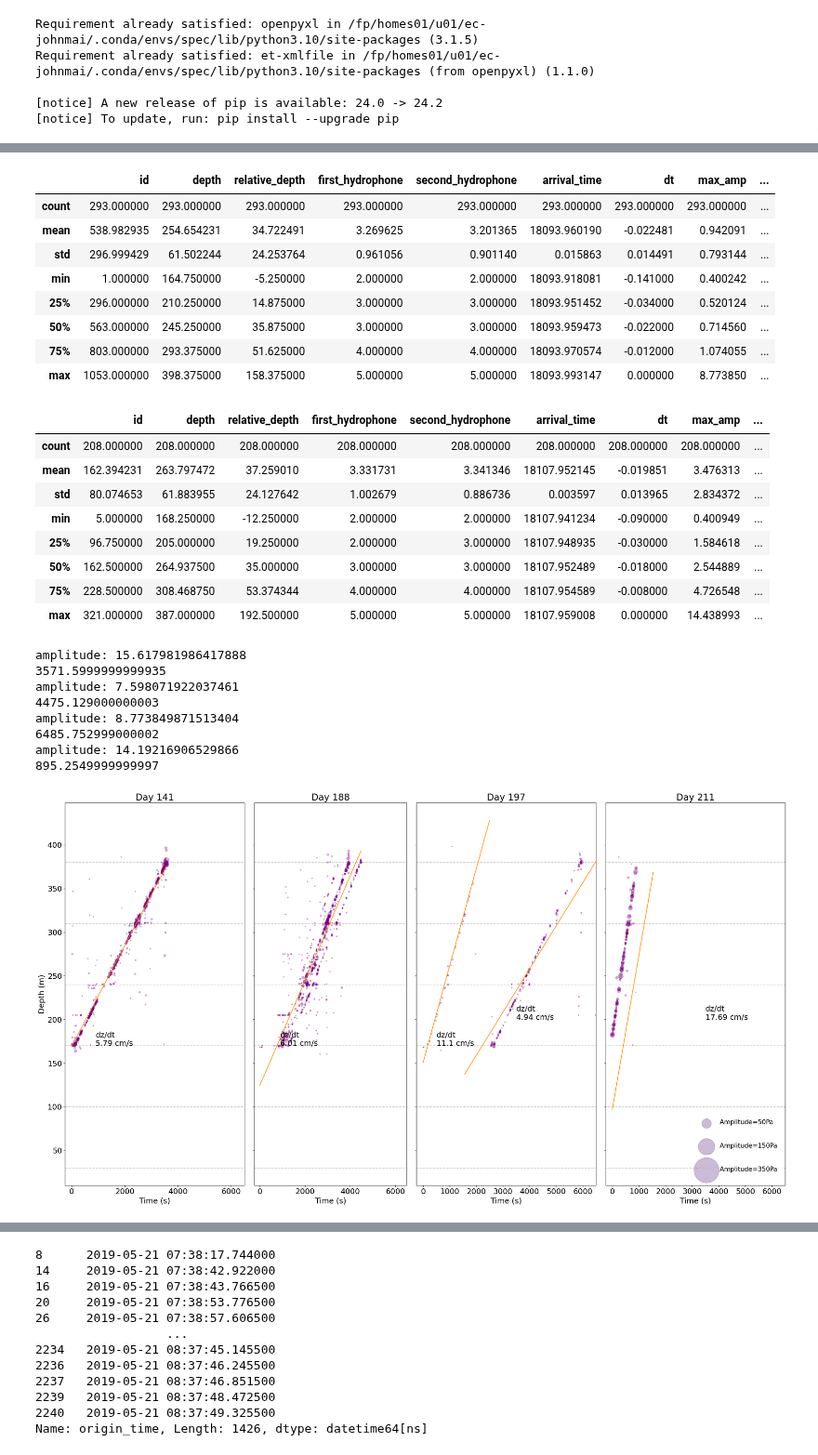
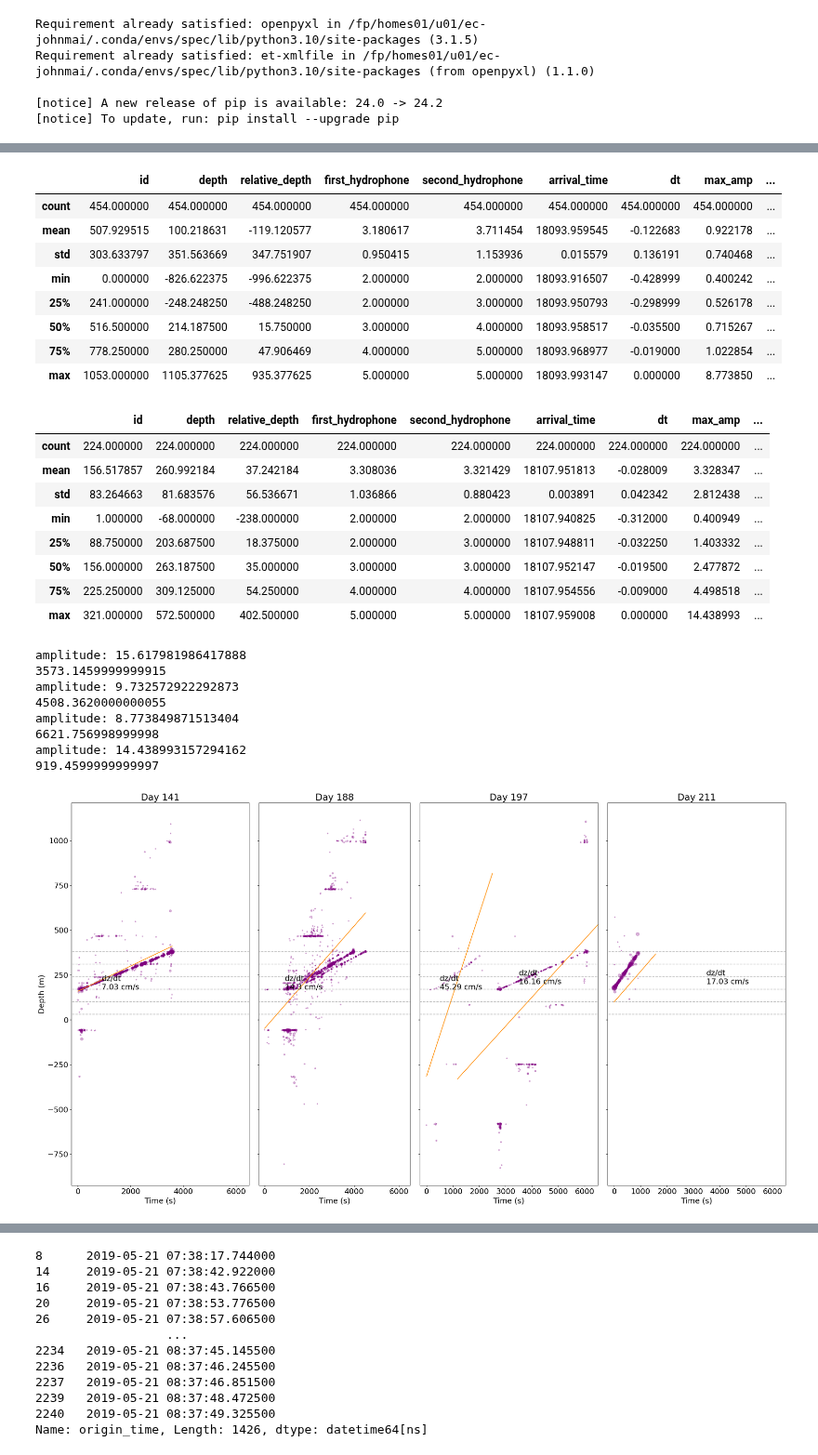
Before and after one commit to SerpRateAI/tensilePaper, a Jupyter notebook: fig3-spacetime-also-supplemental.ipynb, the cells around one changed output, grey strips where cells are left out. Shown at 93% size. Drawn from its saved outputs; the diff is of its cells as text; code cells hidden in the pictures.

```diff
--- a/fig3-spacetime-also-supplemental.ipynb
+++ b/fig3-spacetime-also-supplemental.ipynb
@@ -74,12 +74,12 @@ df188.drop_duplicates(subset=['arrival_datetime',], inplace=True)
 df197.drop_duplicates(subset=['arrival_datetime',], inplace=True)
 df211.drop_duplicates(subset=['arrival_datetime',], inplace=True)
 
-df141 = df141[df141.depth > 160].copy()
-df188 = df188[df188.depth > 160].copy()
-df197 = df197[df197.depth > 160].copy()
-df211 = df211[df211.depth > 160].copy()
+# df141 = df141[df141.depth > 160].copy()
+# df188 = df188[df188.depth > 160].copy()
+# df197 = df197[df197.depth > 160].copy()
+# df211 = df211[df211.depth > 160].copy()
 
-df141 = df141[df141.depth < 400].copy()
-df188 = df188[df188.depth < 400].copy()
-df197 = df197[df197.depth < 400].copy()
-df211 = df211[df211.depth < 400].copy()
+# df141 = df141[df141.depth < 400].copy()
+# df188 = df188[df188.depth < 400].copy()
+# df197 = df197[df197.depth < 400].copy()
+# df211 = df211[df211.depth < 400].copy()
@@ -111,26 +127,26 @@ df188.describe()
 df197.describe()
 # %% [output]
 |  | id | depth | relative_depth | first_hydrophone | second_hydrophone | arrival_time | dt | max_amp | ... |
-| count | 293.000000 | 293.000000 | 293.000000 | 293.000000 | 293.000000 | 293.000000 | 293.000000 | 293.000000 | ... |
-| mean | 538.982935 | 254.654231 | 34.722491 | 3.269625 | 3.201365 | 18093.960190 | -0.022481 | 0.942091 | ... |
-| std | 296.999429 | 61.502244 | 24.253764 | 0.961056 | 0.901140 | 0.015863 | 0.014491 | 0.793144 | ... |
-| min | 1.000000 | 164.750000 | -5.250000 | 2.000000 | 2.000000 | 18093.918081 | -0.141000 | 0.400242 | ... |
-| 25% | 296.000000 | 210.250000 | 14.875000 | 3.000000 | 3.000000 | 18093.951452 | -0.034000 | 0.520124 | ... |
-| 50% | 563.000000 | 245.250000 | 35.875000 | 3.000000 | 3.000000 | 18093.959473 | -0.022000 | 0.714560 | ... |
-| 75% | 803.000000 | 293.375000 | 51.625000 | 4.000000 | 4.000000 | 18093.970574 | -0.012000 | 1.074055 | ... |
-| max | 1053.000000 | 398.375000 | 158.375000 | 5.000000 | 5.000000 | 18093.993147 | 0.000000 | 8.773850 | ... |
+| count | 454.000000 | 454.000000 | 454.000000 | 454.000000 | 454.000000 | 454.000000 | 454.000000 | 454.000000 | ... |
+| mean | 507.929515 | 100.218631 | -119.120577 | 3.180617 | 3.711454 | 18093.959545 | -0.122683 | 0.922178 | ... |
+| std | 303.633797 | 351.563669 | 347.751907 | 0.950415 | 1.153936 | 0.015579 | 0.136191 | 0.740468 | ... |
+| min | 0.000000 | -826.622375 | -996.622375 | 2.000000 | 2.000000 | 18093.916507 | -0.428999 | 0.400242 | ... |
+| 25% | 241.000000 | -248.248250 | -488.248250 | 2.000000 | 3.000000 | 18093.950793 | -0.298999 | 0.526178 | ... |
+| 50% | 516.500000 | 214.187500 | 15.750000 | 3.000000 | 4.000000 | 18093.958517 | -0.035500 | 0.715267 | ... |
+| 75% | 778.250000 | 280.250000 | 47.906469 | 4.000000 | 5.000000 | 18093.968977 | -0.019000 | 1.022854 | ... |
+| max | 1053.000000 | 1105.377625 | 935.377625 | 5.000000 | 5.000000 | 18093.993147 | 0.000000 | 8.773850 | ... |
 # %%
 df211.describe()
 # %% [output]
 |  | id | depth | relative_depth | first_hydrophone | second_hydrophone | arrival_time | dt | max_amp | ... |
-| count | 208.000000 | 208.000000 | 208.000000 | 208.000000 | 208.000000 | 208.000000 | 208.000000 | 208.000000 | ... |
-| mean | 162.394231 | 263.797472 | 37.259010 | 3.331731 | 3.341346 | 18107.952145 | -0.019851 | 3.476313 | ... |
-| std | 80.074653 | 61.883955 | 24.127642 | 1.002679 | 0.886736 | 0.003597 | 0.013965 | 2.834372 | ... |
-| min | 5.000000 | 168.250000 | -12.250000 | 2.000000 | 2.000000 | 18107.941234 | -0.090000 | 0.400949 | ... |
-| 25% | 96.750000 | 205.000000 | 19.250000 | 2.000000 | 3.000000 | 18107.948935 | -0.030000 | 1.584618 | ... |
-| 50% | 162.500000 | 264.937500 | 35.000000 | 3.000000 | 3.000000 | 18107.952489 | -0.018000 | 2.544889 | ... |
-| 75% | 228.500000 | 308.468750 | 53.374344 | 4.000000 | 4.000000 | 18107.954589 | -0.008000 | 4.726548 | ... |
-| max | 321.000000 | 387.000000 | 192.500000 | 5.000000 | 5.000000 | 18107.959008 | 0.000000 | 14.438993 | ... |
+| count | 224.000000 | 224.000000 | 224.000000 | 224.000000 | 224.000000 | 224.000000 | 224.000000 | 224.000000 | ... |
+| mean | 156.517857 | 260.992184 | 37.242184 | 3.308036 | 3.321429 | 18107.951813 | -0.028009 | 3.328347 | ... |
+| std | 83.264663 | 81.683576 | 56.536671 | 1.036866 | 0.880423 | 0.003891 | 0.042342 | 2.812438 | ... |
+| min | 1.000000 | -68.000000 | -238.000000 | 2.000000 | 2.000000 | 18107.940825 | -0.312000 | 0.400949 | ... |
+| 25% | 88.750000 | 203.687500 | 18.375000 | 2.000000 | 3.000000 | 18107.948811 | -0.032250 | 1.403332 | ... |
+| 50% | 156.000000 | 263.187500 | 35.000000 | 3.000000 | 3.000000 | 18107.952147 | -0.019500 | 2.477872 | ... |
+| 75% | 225.250000 | 309.125000 | 54.250000 | 4.000000 | 4.000000 | 18107.954556 | -0.009000 | 4.498518 | ... |
+| max | 321.000000 | 572.500000 | 402.500000 | 5.000000 | 5.000000 | 18107.959008 | 0.000000 | 14.438993 | ... |
 # %%
 def plot_events(data, ax):
     x = data['arrival_datetime'].diff().apply(lambda t: t.total_seconds()).fillna(0).cumsum().values
@@ -168,11 +184,11 @@ for ax in 'bcde':
     mosaic[ax].set_xlim(-250, 6500)
     mosaic[ax].set_xlabel('Time (s)')
 
-mosaic['e'].scatter(() , (), s=[50*10,], alpha=0.3, color=plt.cm.twilight(0.4), label='\n Amplitude=50Pa \n')
-mosaic['e'].scatter(() , (), s=[150*10,], alpha=0.3, color=plt.cm.twilight(0.4), label='\n Amplitude=150Pa \n')
-mosaic['e'].scatter(() , (), s=[350*10,], alpha=0.3, color=plt.cm.twilight(0.4), label='\n Amplitude=350Pa \n')
-# mosaic['e'].scatter(() , (), s=[550*10,], alpha=0.3, color=plt.cm.twilight(0.4), label='\n Amplitude=550Pa \n')
-mosaic['e'].legend(edgecolor='None', loc='lower right', fontsize=15)
+# mosaic['e'].scatter(() , (), s=[50*10,], alpha=0.3, color=plt.cm.twilight(0.4), label='\n Amplitude=50Pa \n')
+# mosaic['e'].scatter(() , (), s=[150*10,], alpha=0.3, color=plt.cm.twilight(0.4), label='\n Amplitude=150Pa \n')
+# mosaic['e'].scatter(() , (), s=[350*10,], alpha=0.3, color=plt.cm.twilight(0.4), label='\n Amplitude=350Pa \n')
+# # mosaic['e'].scatter(() , (), s=[550*10,], alpha=0.3, color=plt.cm.twilight(0.4), label='\n Amplitude=550Pa \n')
+# mosaic['e'].legend(edgecolor='None', loc='lower right', fontsize=15)
 
 plot_hydrophone_depth_horizontal_line(hid='h3', ax=mosaic['b'])
 plot_hydrophone_depth_horizontal_line(hid='h4', ax=mosaic['c'])
@@ -234,40 +250,40 @@ y = data['depth'].values.reshape(-1, 1)
 lr = linear_model.LinearRegression()
 lr.fit(x, y)
 xmod = np.linspace(xstop, 7000, 1000)
 ymod = lr.intercept_ + lr.coef_[0] * (xmod - xstop)
 mosaic['d'].plot(xmod, ymod, color='darkorange')
 mosaic['d'].text(s=f'dz/dt\n{np.round(lr.coef_[0][0]*100, 2)} cm/s'
                  ,x=3500, y=200
                  ,fontsize=18)
 
 # 211 fitline
 data = df211.copy()
 x = data['arrival_datetime'].diff().apply(lambda t: t.total_seconds()).fillna(0).cumsum().values.reshape(-1, 1)
 y = data['depth'].values.reshape(-1, 1)
 lr = linear_model.LinearRegression()
 lr.fit(x, y)
 xmod = np.linspace(0, x.max(), 1000)
 ymod = lr.intercept_ + lr.coef_[0] * (xmod)
 mosaic['e'].plot(xmod, ymod, color='darkorange')
 mosaic['e'].text(s=f'dz/dt\n{np.round(lr.coef_[0][0]*100, 2)} cm/s'
                  ,x=3500, y=200
                  ,fontsize=18)
 
 mosaic['b'].set_xticks(np.arange(0, 6001, 2000))
 # mosaic['b'].set_xlim(-50, 4500)
 
 fig.tight_layout()
 fig.savefig('fig4.pdf', bbox_inches='tight')
 # %% [output]
 amplitude: 15.617981986417888
-3571.5999999999935
-amplitude: 7.598071922037461
-4475.129000000003
+3573.1459999999915
+amplitude: 9.732572922292873
+4508.3620000000055
 amplitude: 8.773849871513404
-6485.752999000002
-amplitude: 14.19216906529866
-895.2549999999997
+6621.756998999998
+amplitude: 14.438993157294162
+919.4599999999997
-[figure, old version]
+[figure, new version]
 # %%
 df141[df141.depth>400]
 # %% [output]
```
Also changed, not shown: parts of 10 cells of this notebook, 3 other files.
